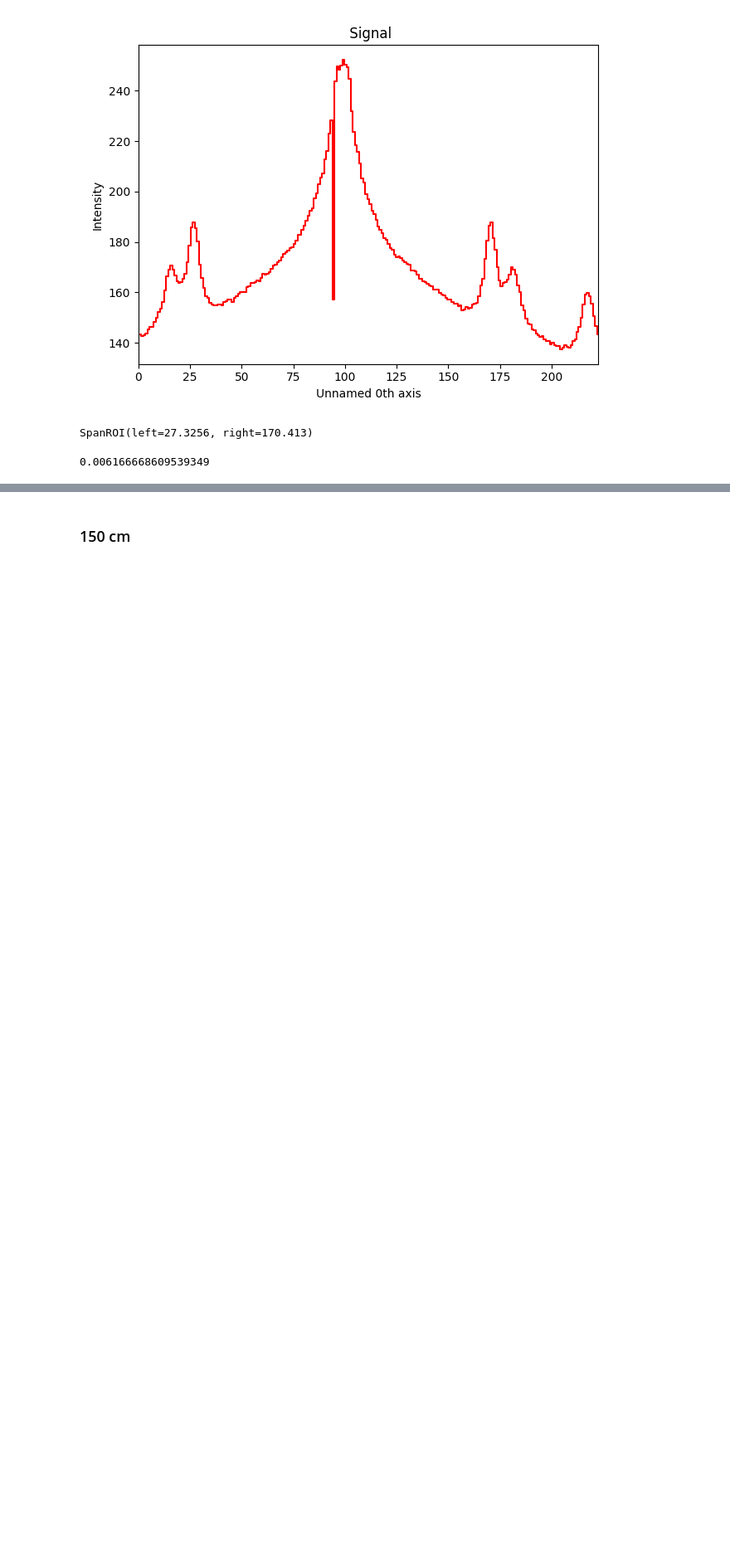
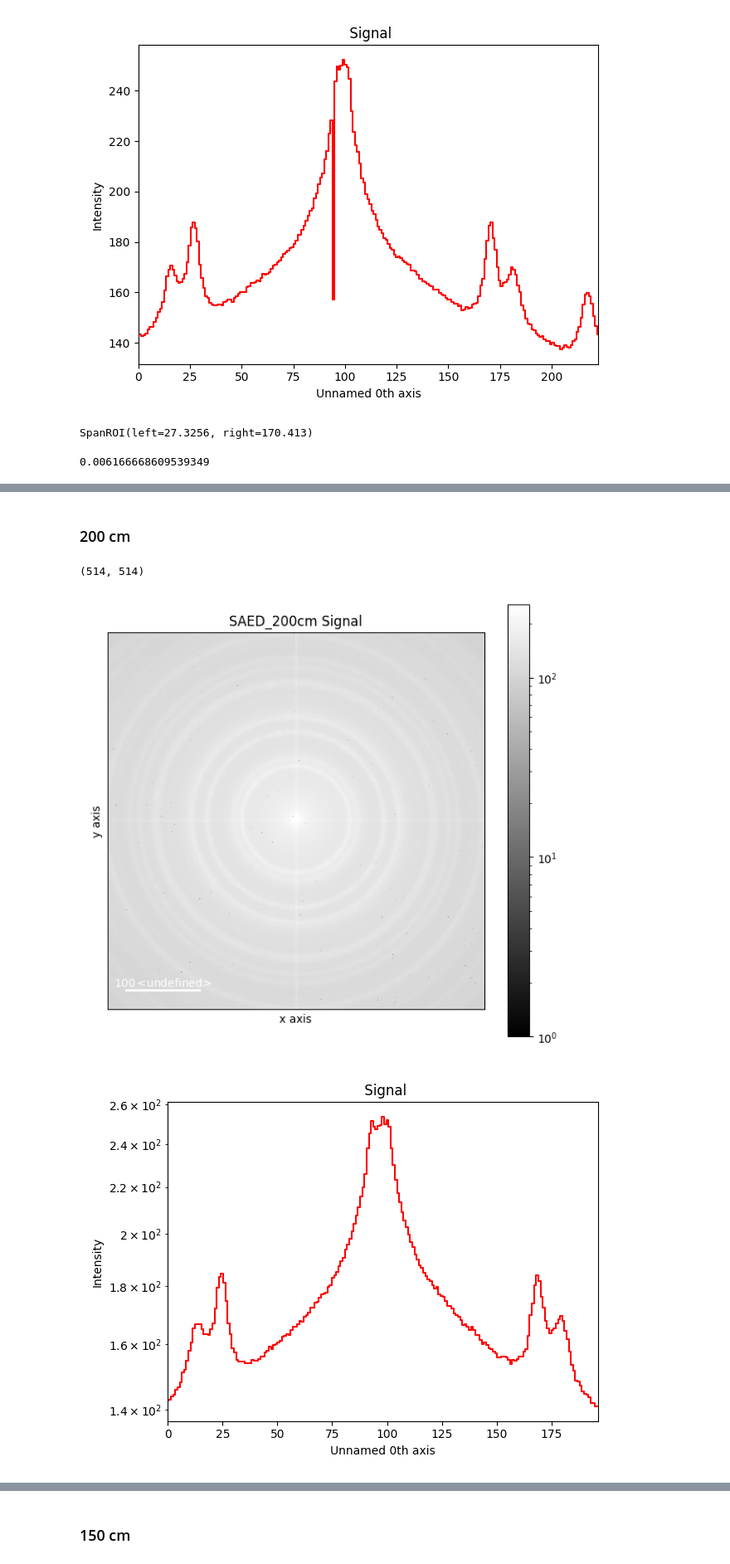
Before and after one commit to iverks/crysm, a Jupyter notebook: calibration.ipynb, the cells around one changed output, grey strips where cells are left out. Shown at 83% size. Cells and saved outputs as stored; diff of their text form; code cells hidden in the pictures; blank space fills up the shorter version.

Commit message:
add calibration for 2px 200 cm

```diff
--- a/calibration.ipynb
+++ b/calibration.ipynb
@@ -280,0 +285,28 @@ print(scale)
+# %% [markdown]
+### 200 cm
+# %%
+folder = "/home/iverks/progging/master/zeolite_data/Au_calibration/"
+file = 'SAED_200cm.png'
+
+s_200: Signal2D = hs.load(folder + file)
+image = s_200.data
+# insert two cols and two rows before col/row 256
+image = np.insert(image, 256, image[256, :], axis=0)
+image = np.insert(image, 256, image[252, :], axis=0)
+image = np.insert(image, 256, image[:, 256], axis=1)
+image = np.insert(image, 256, image[:, 255], axis=1)
+s_200.data = image
+s_200.data.shape
+# %% [output]
+(514, 514)
+# %%
+s_200.plot(norm="log")
+line_a = Line2DROI(x1=179, y1=314, x2=337, y2=196, linewidth=3)
+profile_a: BaseSignal = line_a.interactive(s_200)
+profile_a.plot(norm="log")
+line_b = Line2DROI(x1=328, y1=329, x2=187, y2=191, linewidth=3)
+profile_b: BaseSignal = line_b.interactive(s_200)
+profile_b.plot(norm="log")
+# %% [output]
+[figure, added]
+[figure, added]
```
Also changed, not shown: parts of 9 cells of this notebook.
